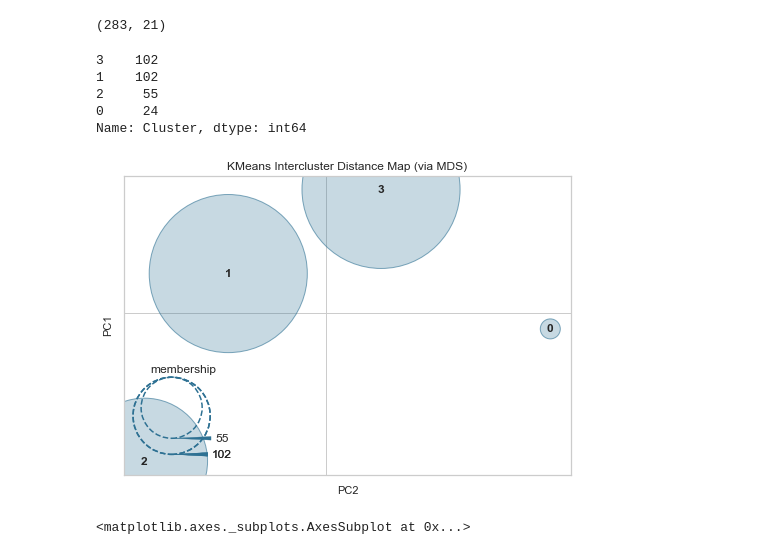
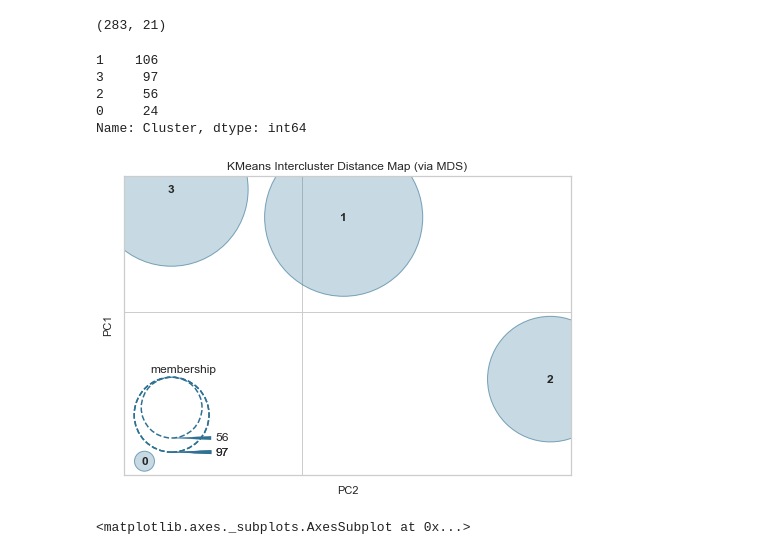
Before and after one commit to AndresLopezDCo/DS4A-Team76, a Jupyter notebook: scripts/MODELO.ipynb, the cells around one changed output. Saved outputs shown, nothing was run; the diff lists cells and outputs as text; code cells hidden in the pictures.

```diff
--- a/scripts/MODELO.ipynb
+++ b/scripts/MODELO.ipynb
@@ -591,21 +591,21 @@ mt_std.shape
 # %% [output]
 (283, 21)
 # %%
-k_means = KMeans(init = "k-means++", n_clusters = 4, n_init=270)
+k_means = KMeans(init = "k-means++", n_clusters = 4, n_init=20, random_state=90)
 k_means.fit(mt_std)
 df_model2['Cluster'] = k_means.labels_
 print(df_model2['Cluster'].value_counts())
 
 # Instantiate the clustering model and visualizer
 visualizer = InterclusterDistance(k_means)
 
 visualizer.fit(mt_std)        # Fit the data to the visualizer
 visualizer.show()
 # %% [output]
-3    102
-1    102
-2     55
+1    106
+3     97
+2     56
 0     24
 Name: Cluster, dtype: int64
-[figure, old version]
+[figure, new version]
 <matplotlib.axes._subplots.AxesSubplot at 0x...>
```
Also changed, not shown: parts of 13 cells of this notebook.
